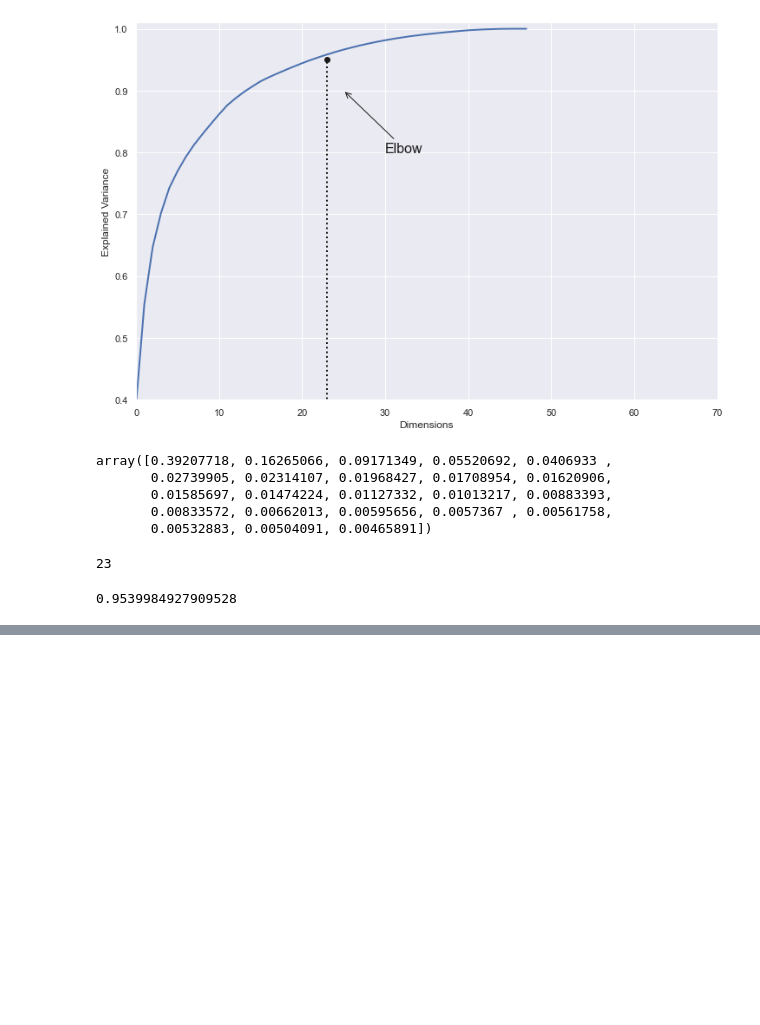
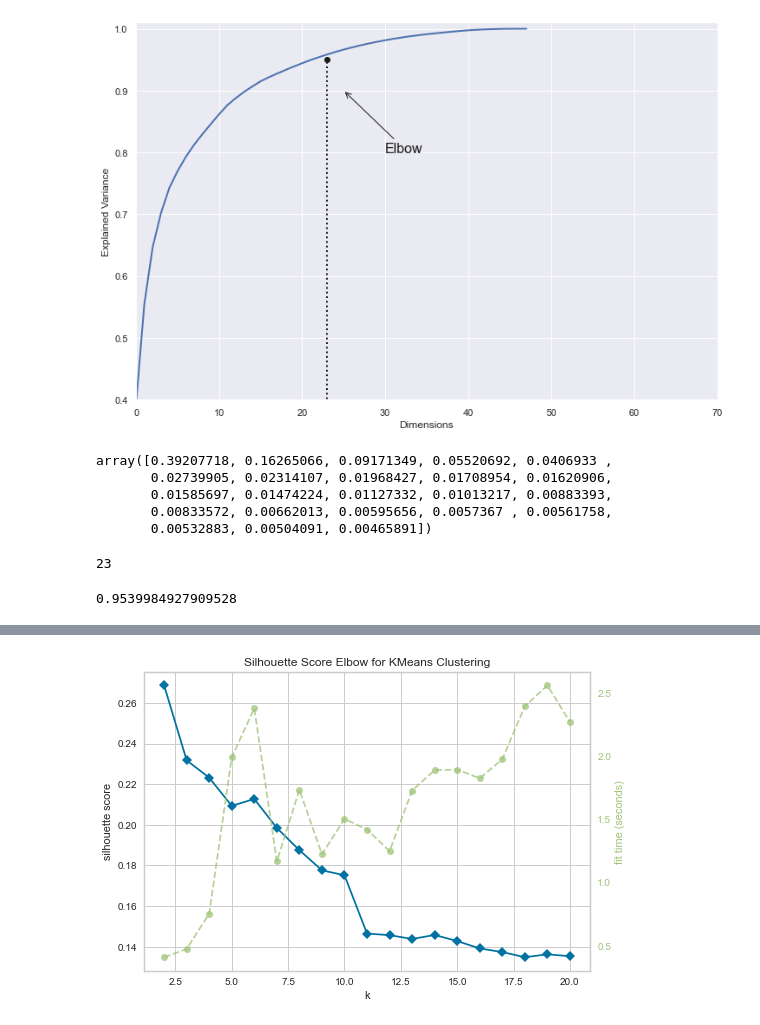
Before and after one commit to drexhepi/player_similarity, a Jupyter notebook: data_n_models.ipynb, the cells around one changed output, grey strips where cells are left out. Cells and saved outputs as stored; diff of their text form; code cells hidden in the pictures; blank space fills up the shorter version.

```diff
--- a/data_n_models.ipynb
+++ b/data_n_models.ipynb
@@ -651,0 +772,5 @@ np.sum(pca_sample.explained_variance_ratio_)
+# %%
+#Silhouette method
+kelbow_visualizer(KMeans(), pca_sample_, k=(2,21), metric='silhouette');
+# %% [output]
+[figure, added]
```
Also changed, not shown: parts of 12 cells of this notebook.
